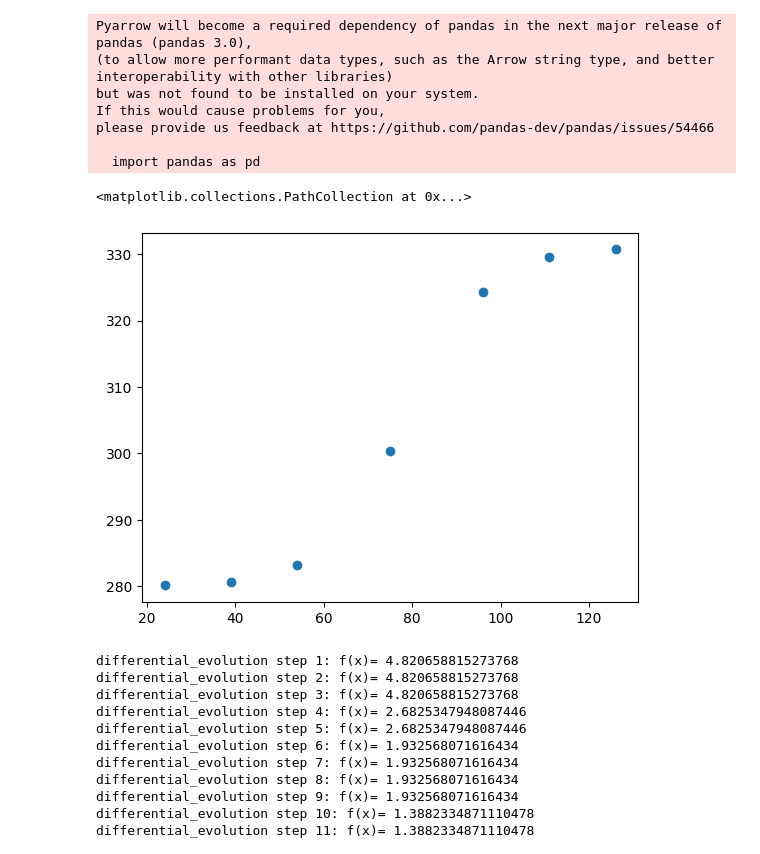
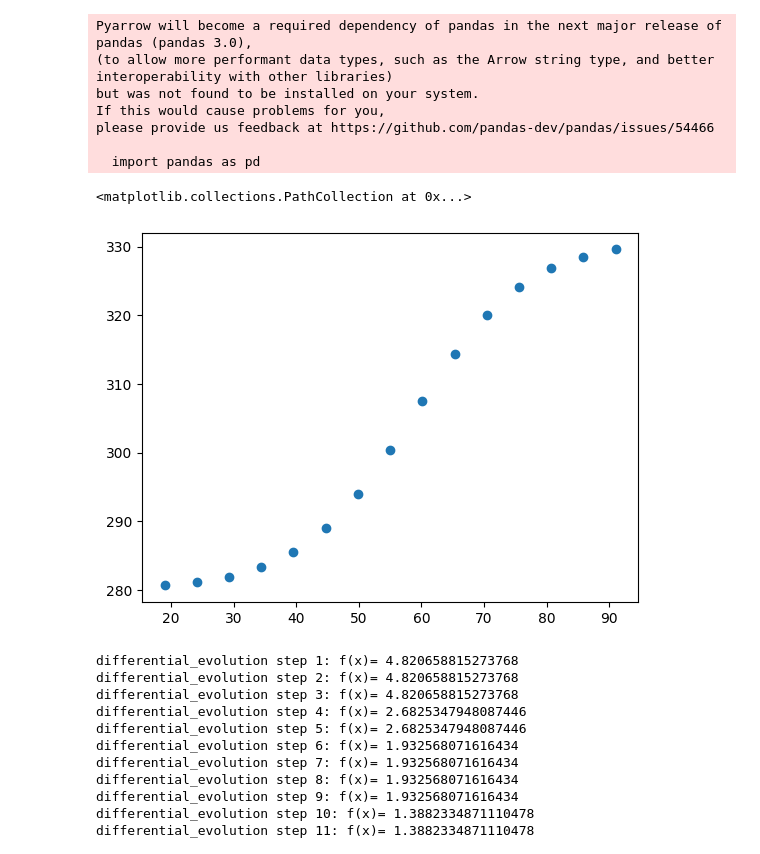
Before and after one commit to renatoparedes/SCZ_PPS_Expansion_Model, a Jupyter notebook: HC_Fitting.ipynb, the cells around one changed output. Saved outputs shown, nothing was run; the diff lists cells and outputs as text; code cells hidden in the pictures.

```diff
--- a/HC_Fitting.ipynb
+++ b/HC_Fitting.ipynb
@@ -9,20 +9,24 @@ please provide us feedback at https://github.com/pandas-dev/pandas/issues/54466
 
   import pandas as pd
 # %%
-a_distances = np.array([24, 39, 54, 75, 96, 111, 126])
+# Distance points in cm (network coordinates)
+s_distances = np.asarray([2700, 2200, 1500, 800, 300]) / 1000
+ts = np.linspace(s_distances[0], s_distances[-1], 15)
+v = 30  # cm/s
+mydistances = 100 - ts * v  # distance points in cm (network coordinates)
 
 ##Pre-Training
 ###Healthy Controls
 ymin = 280
 ymax = 331
-fprHCCP = 120 - 1.377 * 30
+fprHCCP = 100 - 1.377 * v
 fprHCS = 1 / 0.11  # negative
 
-HC_RTs = RTsig(a_distances, fprHCCP, fprHCS)
-plt.scatter(a_distances, HC_RTs)
+HC_RTs = RTsig(mydistances, fprHCCP, fprHCS)
+plt.scatter(mydistances, HC_RTs)
 # %% [output]
 <matplotlib.collections.PathCollection at 0x...>
-[figure, old version]
+[figure, new version]
 # %%
 from scipy.optimize import differential_evolution
 
```
Also changed, not shown: parts of 3 cells of this notebook, 1 other file.
